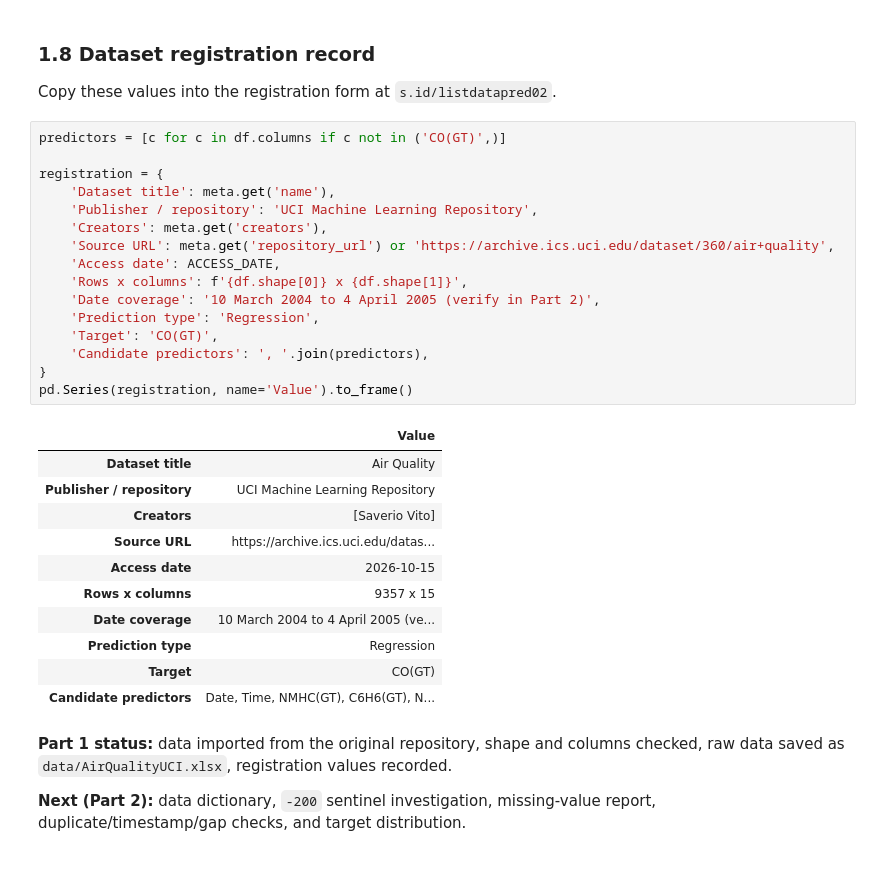
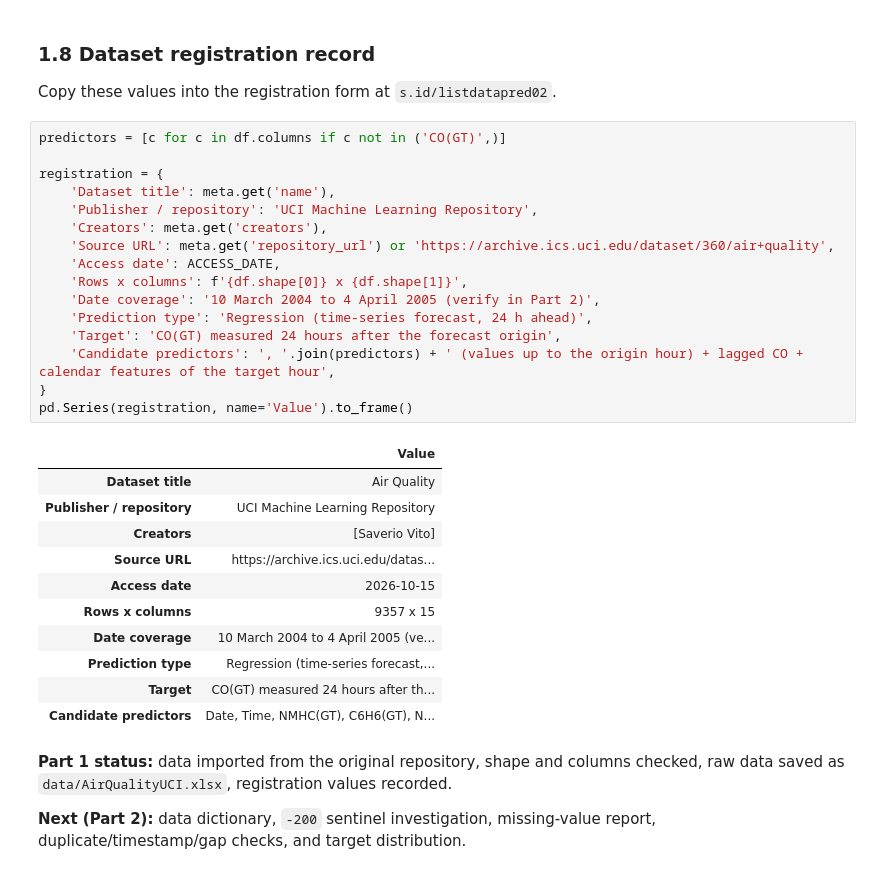
Before and after one commit to arielsharonferdinandus/AirQualityCO_PredictiveAnalytics, a Jupyter notebook: AirQualityCO_PredictiveAnalytics.ipynb, the cells around one changed output. Cells and saved outputs as stored; diff of their text form.

```diff
--- a/AirQualityCO_PredictiveAnalytics.ipynb
+++ b/AirQualityCO_PredictiveAnalytics.ipynb
@@ -230,30 +236,30 @@ Copy these values into the registration form at `s.id/listdatapred02`.
 # %%
 predictors = [c for c in df.columns if c not in ('CO(GT)',)]
 
 registration = {
     'Dataset title': meta.get('name'),
     'Publisher / repository': 'UCI Machine Learning Repository',
     'Creators': meta.get('creators'),
     'Source URL': meta.get('repository_url') or 'https://archive.ics.uci.edu/dataset/360/air+quality',
     'Access date': ACCESS_DATE,
     'Rows x columns': f'{df.shape[0]} x {df.shape[1]}',
     'Date coverage': '10 March 2004 to 4 April 2005 (verify in Part 2)',
-    'Prediction type': 'Regression',
-    'Target': 'CO(GT)',
-    'Candidate predictors': ', '.join(predictors),
+    'Prediction type': 'Regression (time-series forecast, 24 h ahead)',
+    'Target': 'CO(GT) measured 24 hours after the forecast origin',
+    'Candidate predictors': ', '.join(predictors) + ' (values up to the origin hour) + lagged CO + calendar features of the target hour',
 }
 pd.Series(registration, name='Value').to_frame()
 # %% [output]
 |  | Value |
 | Dataset title | Air Quality |
 | Publisher / repository | UCI Machine Learning Repository |
 | Creators | [Saverio Vito] |
 | Source URL | https://archive.ics.uci.edu/datas... |
 | Access date | 2026-10-15 |
 | Rows x columns | 9357 x 15 |
 | Date coverage | 10 March 2004 to 4 April 2005 (ve... |
-| Prediction type | Regression |
-| Target | CO(GT) |
+| Prediction type | Regression (time-series forecast,... |
+| Target | CO(GT) measured 24 hours after th... |
 | Candidate predictors | Date, Time, NMHC(GT), C6H6(GT), N... |
 # %% [markdown]
 **Part 1 status:** data imported from the original repository, shape and columns checked, raw data saved as `data/AirQualityUCI.xlsx`, registration values recorded.
```
Also changed, not shown: parts of 43 cells of this notebook.
